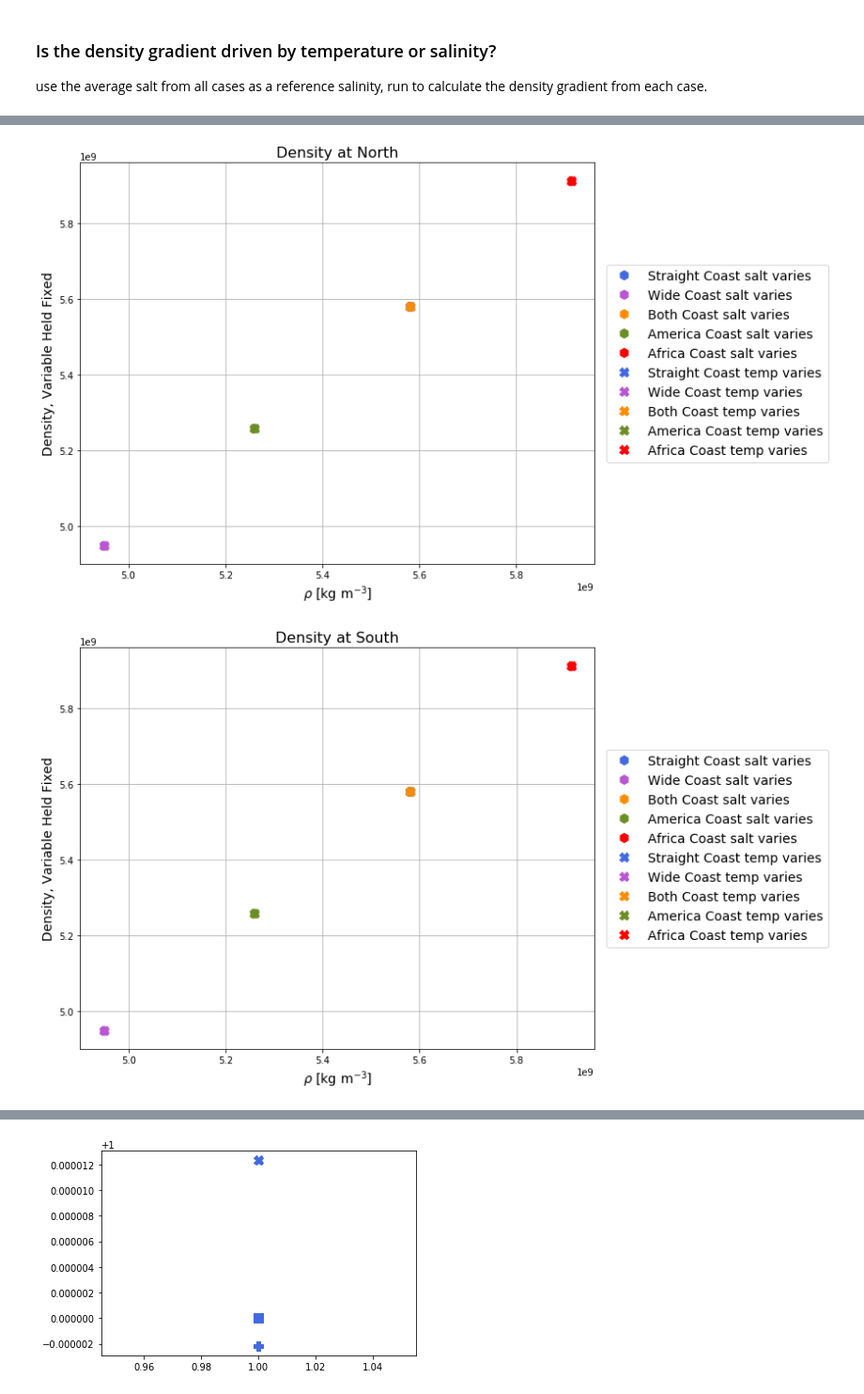
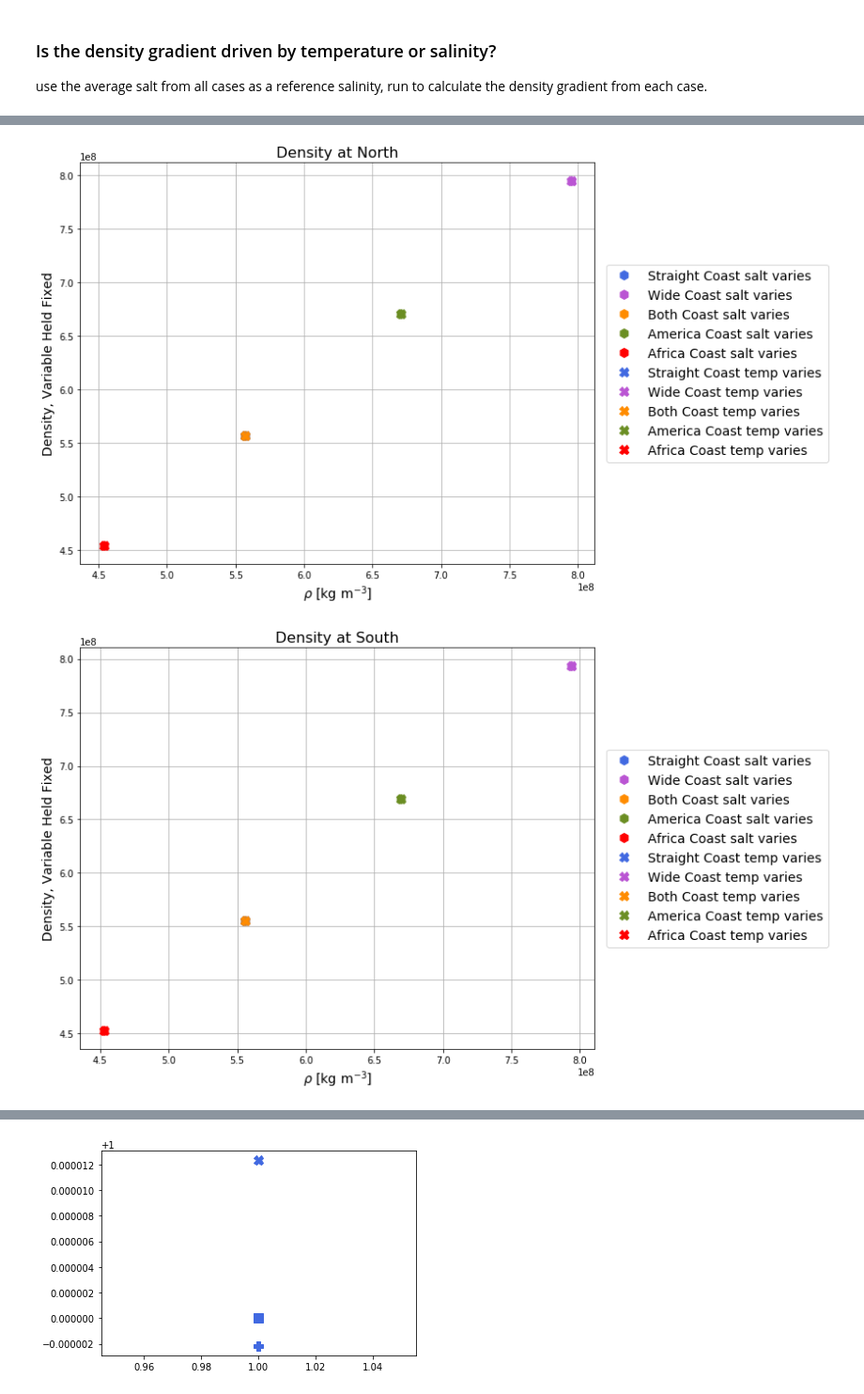
Before and after one commit to s-ragen/AQUA_CODE, a Jupyter notebook: scalings_wright_eos-Copy1.ipynb, the cells around one changed output, grey strips where cells are left out. Shown at 94% size. Saved outputs shown, nothing was run; the diff lists cells and outputs as text; code cells hidden in the pictures.

```diff
--- a/scalings_wright_eos-Copy1.ipynb
+++ b/scalings_wright_eos-Copy1.ipynb
@@ -1580,36 +1599,36 @@ delta_rho_salt_af = delta_rho_salt_af_tmp.mean(dim='yh').mean(dim='xh')
 # %%
 # Northern point density double integral using reference salinity, varying temp
 
-rho_salt_north_dint_straight, rho_salt_n_dint_straight_zl = double_integration(rho_salt_north_straight, Lx_straight)
+rho_salt_north_dint_straight, rho_salt_n_dint_straight_zl = double_integration(rho_salt_north_straight[::-1])
 rho_n_dint_salt_straight = rho_salt_north_dint_straight.sel(zl=Psi_max_depth_straight)
 
-rho_salt_north_dint_wide, rho_salt_n_dint_wide_zl = double_integration(rho_salt_north_wide, Lx_wide)
+rho_salt_north_dint_wide, rho_salt_n_dint_wide_zl = double_integration(rho_salt_north_wide[::-1])
 rho_n_dint_salt_wide = rho_salt_north_dint_wide.sel(zl=Psi_max_depth_wide)
 
-rho_salt_north_dint_both, rho_salt_n_dint_both_zl = double_integration(rho_salt_north_both, Lx_both)
+rho_salt_north_dint_both, rho_salt_n_dint_both_zl = double_integration(rho_salt_north_both[::-1])
 rho_n_dint_salt_both = rho_salt_north_dint_both.sel(zl=Psi_max_depth_both)
 
-rho_salt_north_dint_am, rho_salt_n_dint_am_zl = double_integration(rho_salt_north_am, Lx_am)
+rho_salt_north_dint_am, rho_salt_n_dint_am_zl = double_integration(rho_salt_north_am[::-1])
 rho_n_dint_salt_am = rho_salt_north_dint_am.sel(zl=Psi_max_depth_am)
 
-rho_salt_north_dint_af, rho_salt_n_dint_af_zl = double_integration(rho_salt_north_af, Lx_af)
+rho_salt_north_dint_af, rho_salt_n_dint_af_zl = double_integration(rho_salt_north_af[::-1])
 rho_n_dint_salt_af = rho_salt_north_dint_af.sel(zl=Psi_max_depth_af)
 
 # Southern point density double integral using reference salinity, varying temp
 
-rho_salt_south_dint_straight, rho_salt_s_dint_straight_zl = double_integration(rho_salt_south_straight, Lx_straight)
+rho_salt_south_dint_straight, rho_salt_s_dint_straight_zl = double_integration(rho_salt_south_straight[::-1])
 rho_s_dint_salt_straight = rho_salt_south_dint_straight.sel(zl=Psi_max_depth_straight)
 
-rho_salt_south_dint_wide, rho_salt_s_dint_wide_zl = double_integration(rho_salt_south_wide, Lx_wide)
+rho_salt_south_dint_wide, rho_salt_s_dint_wide_zl = double_integration(rho_salt_south_wide[::-1])
 rho_s_dint_salt_wide = rho_salt_south_dint_wide.sel(zl=Psi_max_depth_wide)
 
-rho_salt_south_dint_both, rho_salt_s_dint_both_zl = double_integration(rho_salt_south_both, Lx_both)
+rho_salt_south_dint_both, rho_salt_s_dint_both_zl = double_integration(rho_salt_south_both[::-1])
 rho_s_dint_salt_both = rho_salt_south_dint_both.sel(zl=Psi_max_depth_both)
 
-rho_salt_south_dint_am, rho_salt_s_dint_am_zl = double_integration(rho_salt_south_am, Lx_am)
+rho_salt_south_dint_am, rho_salt_s_dint_am_zl = double_integration(rho_salt_south_am[::-1])
 rho_s_dint_salt_am = rho_salt_south_dint_am.sel(zl=Psi_max_depth_am)
 
-rho_salt_south_dint_af, rho_salt_s_dint_af_zl = double_integration(rho_salt_south_af, Lx_af)
+rho_salt_south_dint_af, rho_salt_s_dint_af_zl = double_integration(rho_salt_south_af[::-1])
 rho_s_dint_salt_af = rho_salt_south_dint_af.sel(zl=Psi_max_depth_af)
 # %%
 fig, ax = plt.subplots(figsize=(10,8))
@@ -1707,25 +1731,25 @@ plt.show()
 # %%
 fig, ax = plt.subplots(figsize=(10,8))
-ax.plot(rho_north_dint_straight, rho_n_dint_temp_straight,
+ax.plot(rho_north_dint_straight, rho_n_dint_temp_straight.mean(dim='yh').mean(dim='xh'),
         'h', color='royalblue', markersize=10, label='{} salt varies'.format(case_straight))
-ax.plot(rho_north_dint_wide, rho_n_dint_temp_wide,
+ax.plot(rho_north_dint_wide, rho_n_dint_temp_wide.mean(dim='yh').mean(dim='xh'),
         'h', color='mediumorchid', markersize=10, label='{} salt varies'.format(case_wide))
-ax.plot( rho_north_dint_both, rho_n_dint_temp_both,
+ax.plot( rho_north_dint_both, rho_n_dint_temp_both.mean(dim='yh').mean(dim='xh'),
         'h', color='darkorange', markersize=10, label='{} salt varies'.format(case_both))
-ax.plot(rho_north_dint_am, rho_n_dint_temp_am,
+ax.plot(rho_north_dint_am, rho_n_dint_temp_am.mean(dim='yh').mean(dim='xh'),
         'h', color='olivedrab', markersize=10, label='{} salt varies'.format(case_am))
-ax.plot(rho_north_dint_af, rho_n_dint_temp_af,
+ax.plot(rho_north_dint_af, rho_n_dint_temp_af.mean(dim='yh').mean(dim='xh'),
         'h', color='r', markersize=10, label='{} salt varies'.format(case_af))
 
-ax.plot(rho_north_dint_straight, rho_n_dint_salt_straight,
+ax.plot(rho_north_dint_straight, rho_n_dint_salt_straight.mean(dim='yh').mean(dim='xh'),
         'X', color='royalblue', markersize=10, label='{} temp varies'.format(case_straight))
-ax.plot(rho_north_dint_wide, rho_n_dint_salt_wide,
+ax.plot(rho_north_dint_wide, rho_n_dint_salt_wide.mean(dim='yh').mean(dim='xh'),
         'X', color='mediumorchid', markersize=10, label='{} temp varies'.format(case_wide))
-ax.plot(rho_north_dint_both, rho_n_dint_salt_both,
+ax.plot(rho_north_dint_both, rho_n_dint_salt_both.mean(dim='yh').mean(dim='xh'),
         'X', color='darkorange', markersize=10, label='{} temp varies'.format(case_both))
-ax.plot(rho_north_dint_am, rho_n_dint_salt_am,
+ax.plot(rho_north_dint_am, rho_n_dint_salt_am.mean(dim='yh').mean(dim='xh'),
         'X', color='olivedrab', markersize=10, label='{} temp varies'.format(case_am))
-ax.plot(rho_north_dint_af, rho_n_dint_salt_af,
+ax.plot(rho_north_dint_af, rho_n_dint_salt_af.mean(dim='yh').mean(dim='xh'),
         'X', color='r', markersize=10, label='{} temp varies'.format(case_af))
 
 # ax.plot([1036,1038],[1036,1038], color='gray', linestyle='dashed')
@@ -1738,42 +1762,42 @@ plt.title('Density at North', fontsize=16)
 plt.xlabel(r'$\rho$ [kg m$^{-3}$]', fontsize=14)
 plt.legend(bbox_to_anchor=(1.01,0.5), loc="center left", fontsize=14)
 plt.show()
 
 
 fig, ax = plt.subplots(figsize=(10,8))
-ax.plot(rho_south_dint_straight, rho_s_dint_temp_straight,
+ax.plot(rho_south_dint_straight, rho_s_dint_temp_straight.mean(dim='yh').mean(dim='xh'),
         'h', color='royalblue', markersize=10, label='{} salt varies'.format(case_straight))
-ax.plot(rho_south_dint_wide, rho_s_dint_temp_wide,
+ax.plot(rho_south_dint_wide, rho_s_dint_temp_wide.mean(dim='yh').mean(dim='xh'),
         'h', color='mediumorchid', markersize=10, label='{} salt varies'.format(case_wide))
-ax.plot( rho_south_dint_both, rho_s_dint_temp_both,
+ax.plot( rho_south_dint_both, rho_s_dint_temp_both.mean(dim='yh').mean(dim='xh'),
         'h', color='darkorange', markersize=10, label='{} salt varies'.format(case_both))
-ax.plot(rho_south_dint_am, rho_s_dint_temp_am,
+ax.plot(rho_south_dint_am, rho_s_dint_temp_am.mean(dim='yh').mean(dim='xh'),
         'h', color='olivedrab', markersize=10, label='{} salt varies'.format(case_am))
-ax.plot(rho_south_dint_af, rho_s_dint_temp_af,
+ax.plot(rho_south_dint_af, rho_s_dint_temp_af.mean(dim='yh').mean(dim='xh'),
         'h', color='r', markersize=10, label='{} salt varies'.format(case_af))
 
-ax.plot(rho_south_dint_straight, rho_s_dint_salt_straight,
+ax.plot(rho_south_dint_straight, rho_s_dint_salt_straight.mean(dim='yh').mean(dim='xh'),
         'X', color='royalblue', markersize=10, label='{} temp varies'.format(case_straight))
-ax.plot(rho_south_dint_wide, rho_s_dint_salt_wide,
+ax.plot(rho_south_dint_wide, rho_s_dint_salt_wide.mean(dim='yh').mean(dim='xh'),
         'X', color='mediumorchid', markersize=10, label='{} temp varies'.format(case_wide))
-ax.plot(rho_south_dint_both, rho_s_dint_salt_both,
+ax.plot(rho_south_dint_both, rho_s_dint_salt_both.mean(dim='yh').mean(dim='xh'),
         'X', color='darkorange', markersize=10, label='{} temp varies'.format(case_both))
-ax.plot(rho_south_dint_am, rho_s_dint_salt_am,
+ax.plot(rho_south_dint_am, rho_s_dint_salt_am.mean(dim='yh').mean(dim='xh'),
         'X', color='olivedrab', markersize=10, label='{} temp varies'.format(case_am))
-ax.plot(rho_south_dint_af, rho_s_dint_salt_af,
+ax.plot(rho_south_dint_af, rho_s_dint_salt_af.mean(dim='yh').mean(dim='xh'),
         'X', color='r', markersize=10, label='{} temp varies'.format(case_af))
 
 # ax.plot([1034,1036],[1034,1036], color='gray', linestyle='dashed')
 
 plt.grid()
 # plt.ylim([1035.01,1035.31])
 # plt.xlim([1035.01,1035.31])
 ax.ticklabel_format(useOffset=False)
 plt.ylabel('Density, Variable Held Fixed', fontsize=14)
 plt.title('Density at South', fontsize=16)
 plt.xlabel(r'$\rho$ [kg m$^{-3}$]', fontsize=14)
 plt.legend(bbox_to_anchor=(1.01,0.5), loc="center left", fontsize=14)
 plt.show()
 # %% [output]
-[figure, old version]
+[figure, new version]
-[figure, old version]
+[figure, new version]
```
Also changed, not shown: parts of 29 cells of this notebook, 4 other files.
